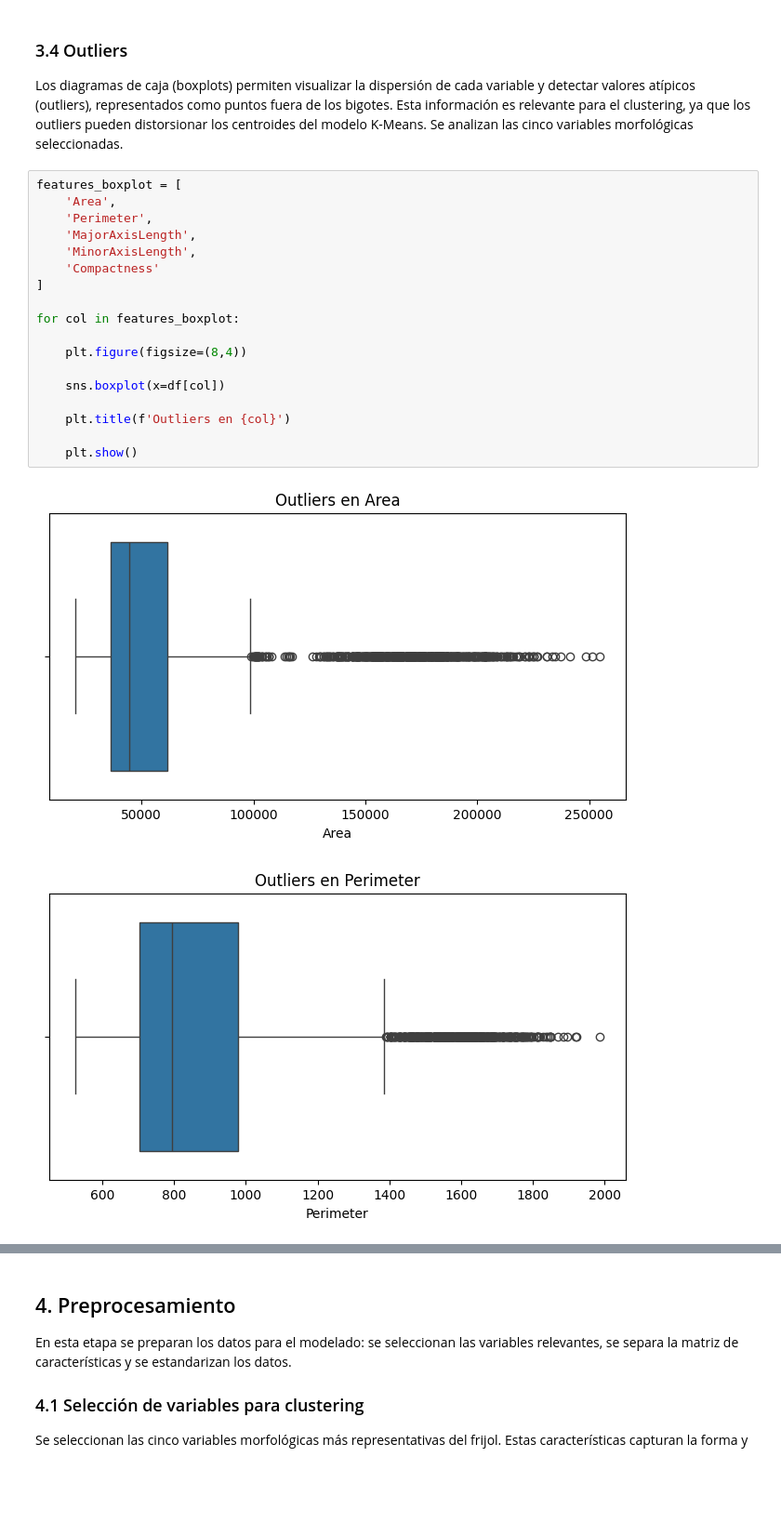
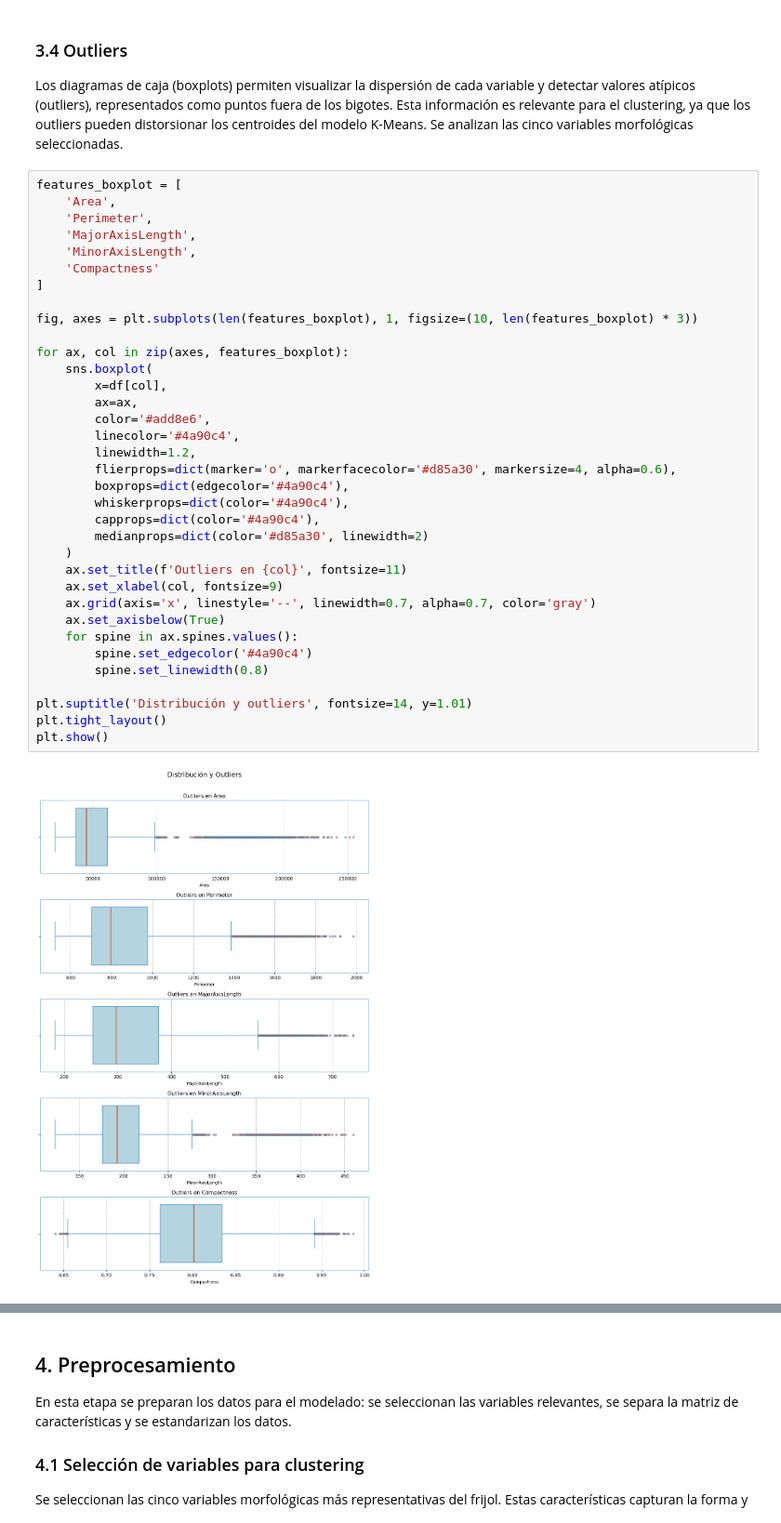
Before and after one commit to camilo-rod/k-beans, a Jupyter notebook: notebook/drybean.ipynb, the cells around one changed output, grey strips where cells are left out. Shown at 93% size. Drawn from its saved outputs; the diff is of its cells as text; blank space fills up the shorter version.

```diff
--- a/notebook/drybean.ipynb
+++ b/notebook/drybean.ipynb
@@ -173,21 +214,37 @@ Los diagramas de caja (boxplots) permiten visualizar la dispersión de cada vari
 # %%
 features_boxplot = [
     'Area',
     'Perimeter',
     'MajorAxisLength',
     'MinorAxisLength',
     'Compactness'
 ]
 
-for col in features_boxplot:
+fig, axes = plt.subplots(len(features_boxplot), 1, figsize=(10, len(features_boxplot) * 3))
 
-    plt.figure(figsize=(8,4))
+for ax, col in zip(axes, features_boxplot):
+    sns.boxplot(
+        x=df[col],
+        ax=ax,
+        color='#add8e6',
+        linecolor='#4a90c4',
+        linewidth=1.2,
+        flierprops=dict(marker='o', markerfacecolor='#d85a30', markersize=4, alpha=0.6),
+        boxprops=dict(edgecolor='#4a90c4'),
+        whiskerprops=dict(color='#4a90c4'),
+        capprops=dict(color='#4a90c4'),
+        medianprops=dict(color='#d85a30', linewidth=2)
+    )
+    ax.set_title(f'Outliers en {col}', fontsize=11)
+    ax.set_xlabel(col, fontsize=9)
+    ax.grid(axis='x', linestyle='--', linewidth=0.7, alpha=0.7, color='gray')
+    ax.set_axisbelow(True)
+    for spine in ax.spines.values():
+        spine.set_edgecolor('#4a90c4')
+        spine.set_linewidth(0.8)
 
-    sns.boxplot(x=df[col])
-
-    plt.title(f'Outliers en {col}')
-
-    plt.show()
+plt.suptitle('Distribución y outliers', fontsize=14, y=1.01)
+plt.tight_layout()
+plt.show()
 # %% [output]
-[figure, old version]
+[figure, new version]
-[figure, removed]
```
Also changed, not shown: parts of 7 cells of this notebook.
